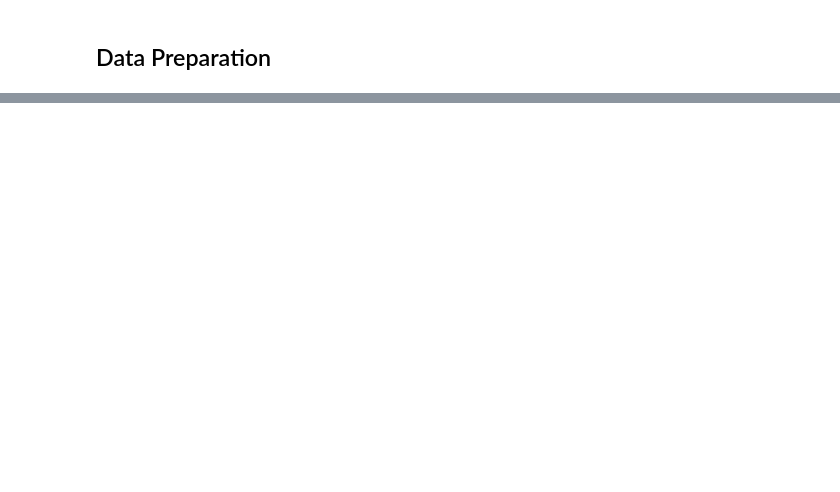
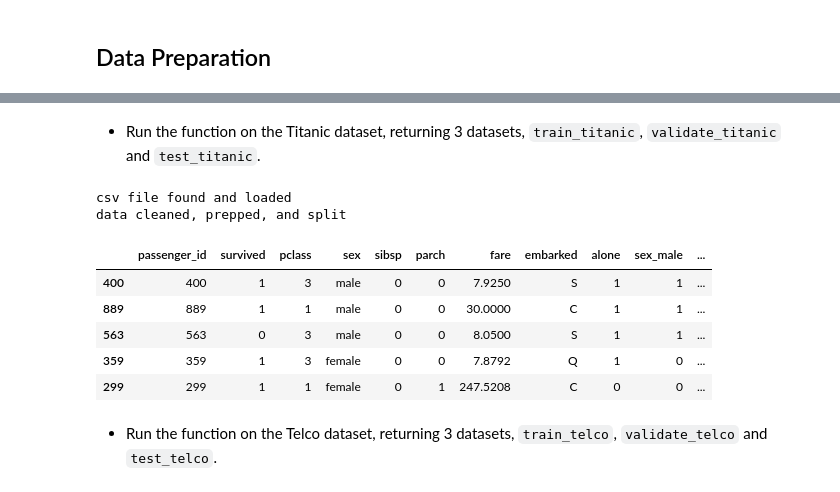
Before and after one commit to tkephart96/classification-exercises, a Jupyter notebook: classification-exercises.ipynb, the cells around one changed output, grey strips where cells are left out. Drawn from its saved outputs; the diff is of its cells as text; code cells hidden in the pictures; blank space fills up the shorter version.

```diff
--- a/classification-exercises.ipynb
+++ b/classification-exercises.ipynb
@@ -258,0 +690,17 @@ Split data:
+# %% [markdown]
+- Run the function on the Titanic dataset, returning 3 datasets, `train_titanic`, `validate_titanic` and `test_titanic`.
+# %%
+titanic = acquire.get_titanic_data()
+train_titanic, validate_titanic, test_titanic = prep.prep_titanic(titanic)
+train_titanic.sample(5)
+# %% [output]
+csv file found and loaded
+data cleaned, prepped, and split
+|  | passenger_id | survived | pclass | sex | sibsp | parch | fare | embarked | alone | sex_male | ... |
+| 400 | 400 | 1 | 3 | male | 0 | 0 | 7.9250 | S | 1 | 1 | ... |
+| 889 | 889 | 1 | 1 | male | 0 | 0 | 30.0000 | C | 1 | 1 | ... |
+| 563 | 563 | 0 | 3 | male | 0 | 0 | 8.0500 | S | 1 | 1 | ... |
+| 359 | 359 | 1 | 3 | female | 0 | 0 | 7.8792 | Q | 1 | 0 | ... |
+| 299 | 299 | 1 | 1 | female | 0 | 1 | 247.5208 | C | 0 | 0 | ... |
+# %% [markdown]
+- Run the function on the Telco dataset, returning 3 datasets, `train_telco`, `validate_telco` and `test_telco`.
```
Also changed, not shown: parts of 67 cells of this notebook.
